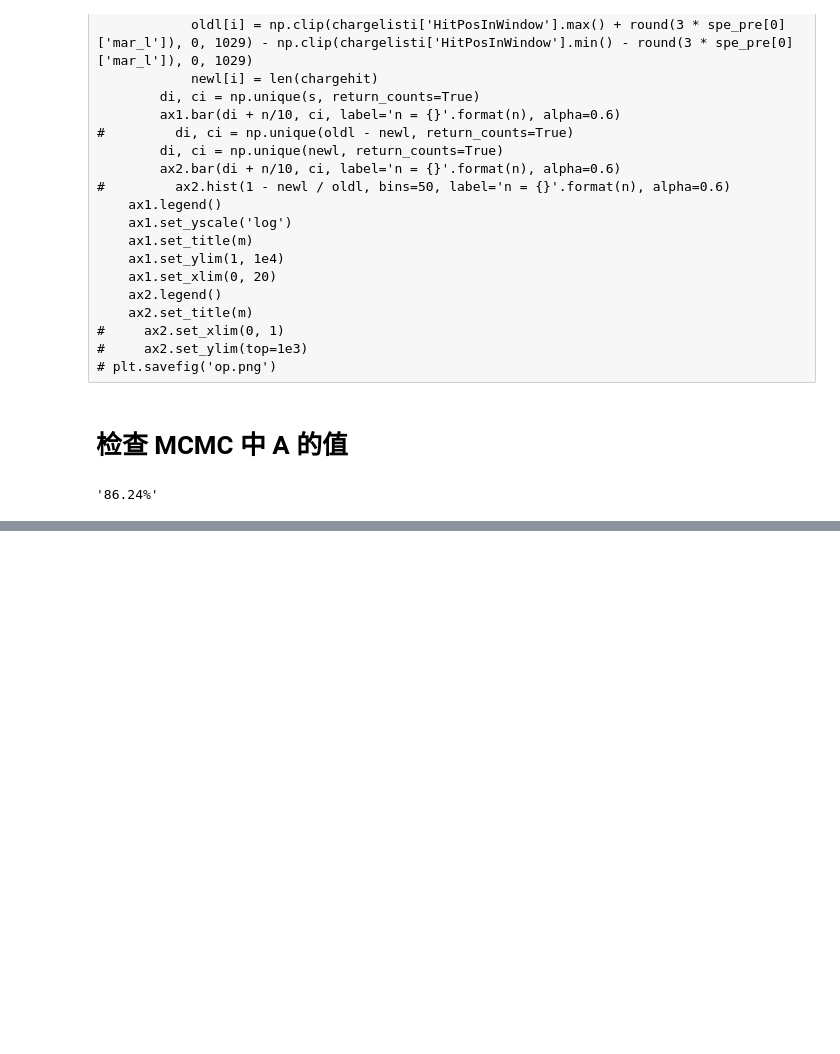
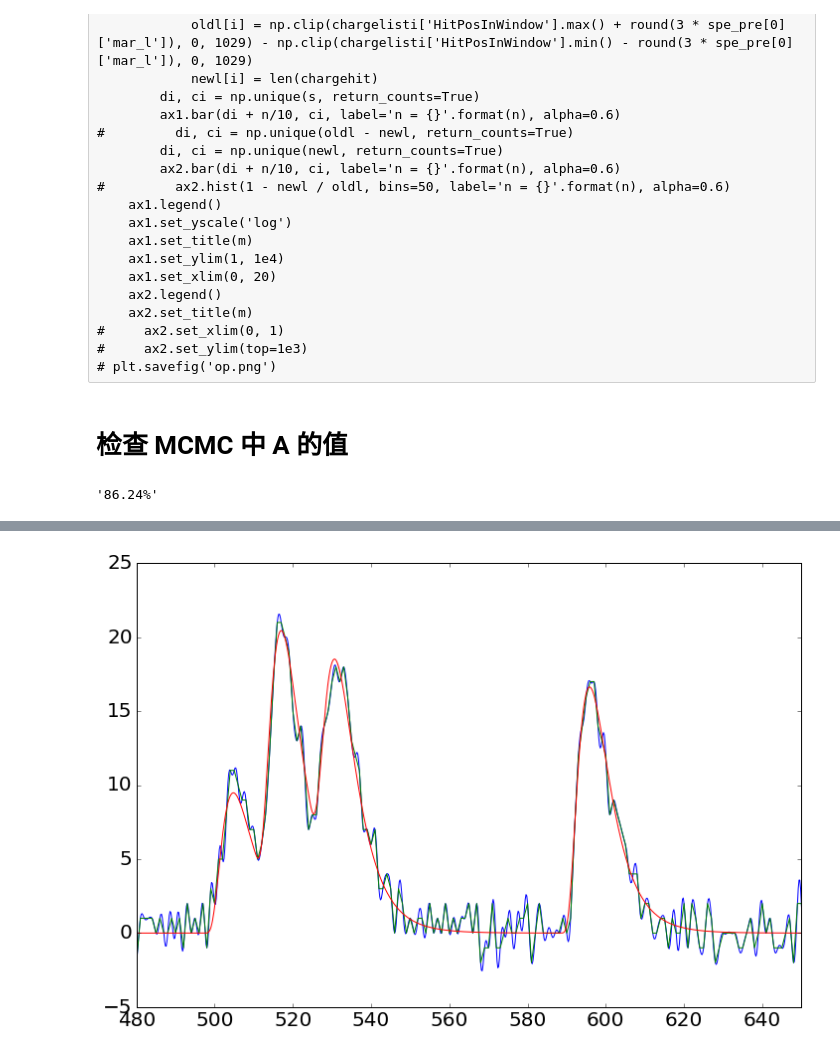
Before and after one commit to heroxbd/waveform-analysis, a Jupyter notebook: check.ipynb, the cells around one changed output, grey strips where cells are left out. Saved outputs shown, nothing was run; the diff lists cells and outputs as text; code cells hidden in the pictures; blank space fills up the shorter version.

```diff
--- a/check.ipynb
+++ b/check.ipynb
@@ -241,0 +253,17 @@ cha = ch['photoelectron']
+# %%
+cha_ans = truth['Charge']
+pet_ans = truth['HitPosInWindow']
+plt.close()
+fig = plt.figure(figsize=(12, 8))
+ax = fig.add_subplot()
+ax.plot(np.arange(0, len(wave[i]['Waveform']), 1 / 5), wff.shannon_interpolation(wave[i]['Waveform'], 5))
+ax.plot(wave[i]['Waveform'])
+
+pan = np.arange(0, len(wave[i]['Waveform']), 0.1)
+wave_tru = np.sum([np.where(pan > pet_ans[j], wff.spe(pan - pet_ans[j], tau=p[0], sigma=p[1], A=p[2]) * cha_ans[j] / spe_pre[0]['spe'].sum() * 1, 0) for j in range(len(pet_ans))], axis=0)
+ax.plot(pan, wave_tru)
+
+ax.set_xlim(480, 650)
+plt.show()
+# %% [output]
+[figure, added]
```
Also changed, not shown: parts of 2 cells of this notebook, 5 other files.
